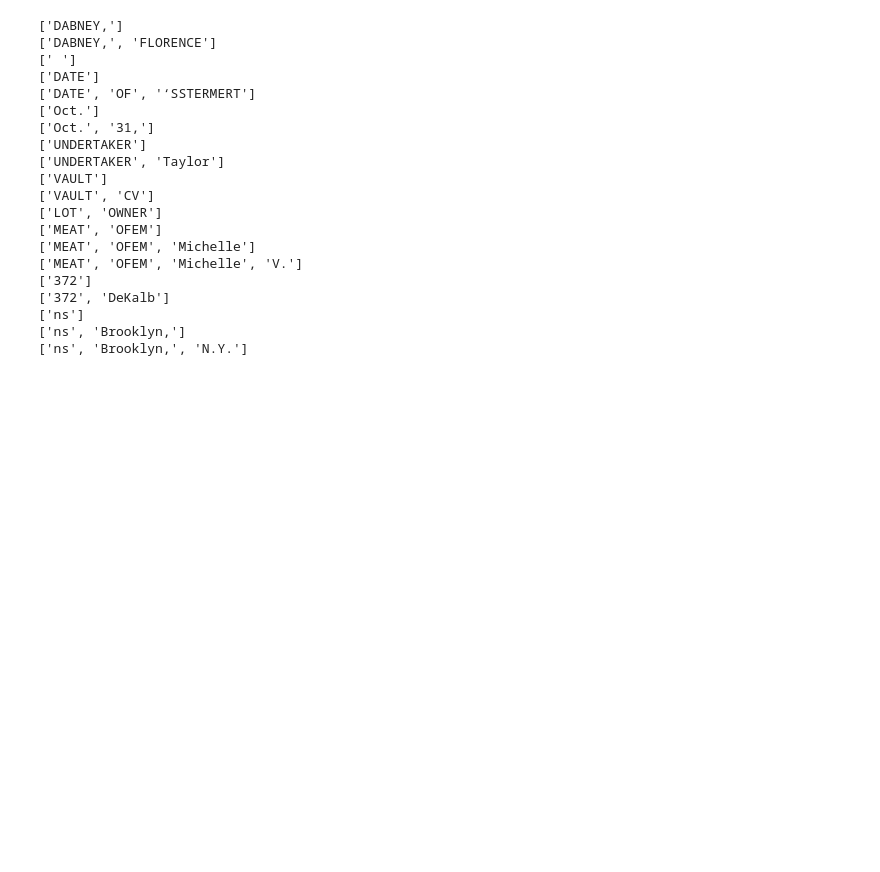
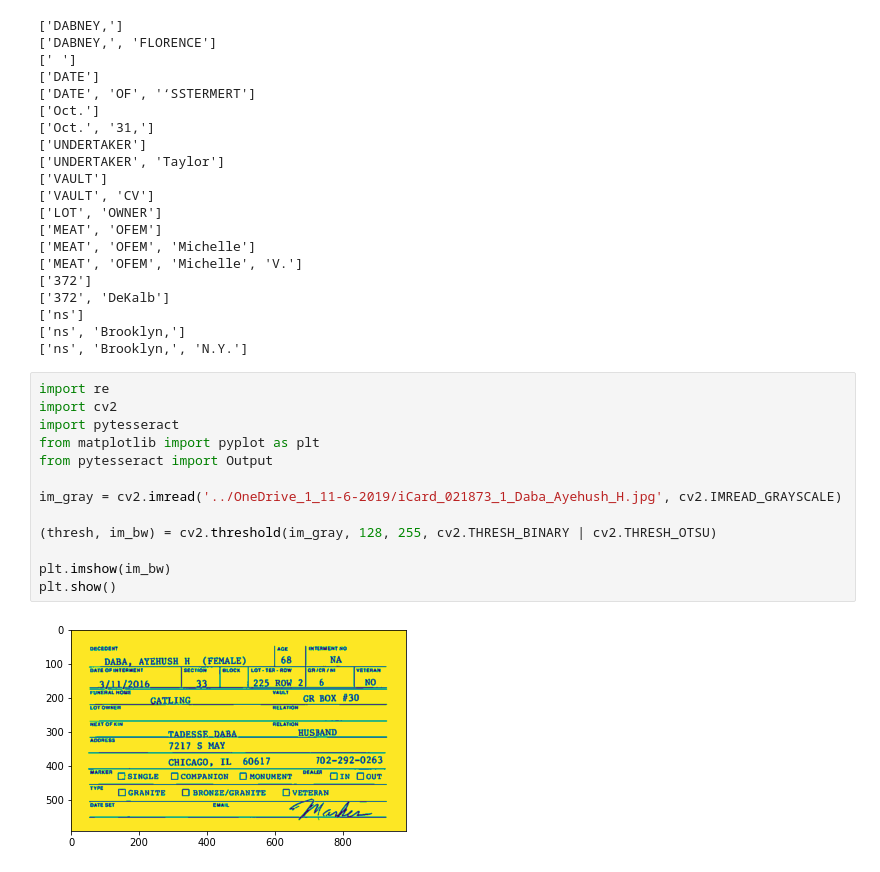
Before and after one commit to cwperks/eai6020, a Jupyter notebook: notebooks/pytesseract-scratch.ipynb, the cells around one changed output. Drawn from its saved outputs; the diff is of its cells as text; blank space fills up the shorter version.

Commit message:
Save first attempt with pytesseract

```diff
--- a/notebooks/pytesseract-scratch.ipynb
+++ b/notebooks/pytesseract-scratch.ipynb
@@ -353,3 +353,18 @@ for i in range(n_boxes):
 ['ns']
 ['ns', 'Brooklyn,']
 ['ns', 'Brooklyn,', 'N.Y.']
+# %%
+import re
+import cv2
+import pytesseract
+from matplotlib import pyplot as plt
+from pytesseract import Output
+
+im_gray = cv2.imread('../OneDrive_1_11-6-2019/iCard_021873_1_Daba_Ayehush_H.jpg', cv2.IMREAD_GRAYSCALE)
+
+(thresh, im_bw) = cv2.threshold(im_gray, 128, 255, cv2.THRESH_BINARY | cv2.THRESH_OTSU)
+
+plt.imshow(im_bw)
+plt.show()
+# %% [output]
+[figure, added]
```
Also changed, not shown: parts of 3 cells of this notebook, 2 other files.
